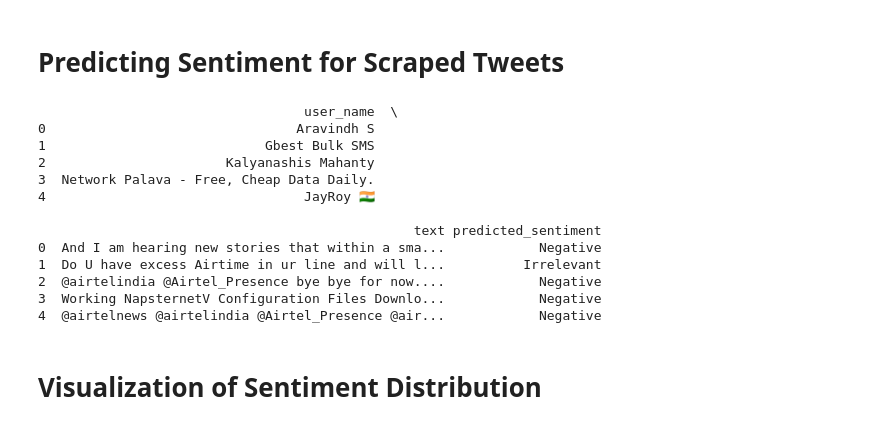
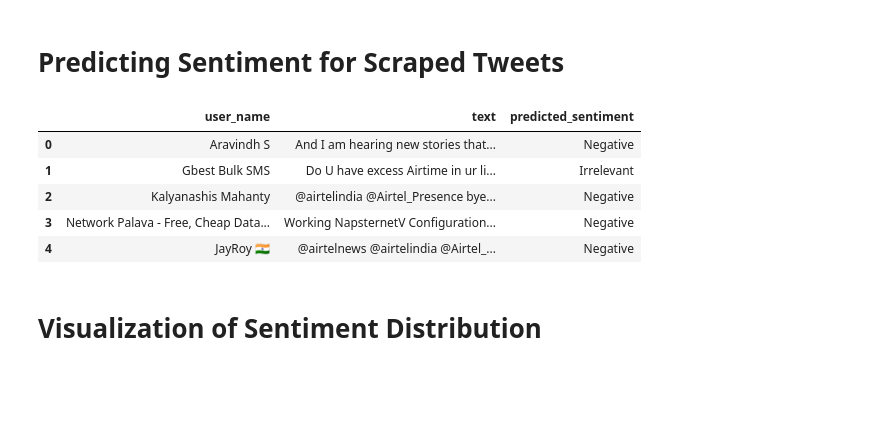
Before and after one commit to Khurramansar/Customer-Sentiment-Optimization, a Jupyter notebook: CRM.ipynb, the cells around one changed output. Cells and saved outputs as stored; diff of their text form; code cells hidden in the pictures; blank space fills up the shorter version.

```diff
--- a/CRM.ipynb
+++ b/CRM.ipynb
@@ -9,6 +9,7 @@ import numpy as np
 import re
 import nltk
 from nltk.corpus import stopwords
+from nltk.tokenize import word_tokenize
 from sklearn.model_selection import train_test_split
 
 # For NLP
@@ -23,5 +24,8 @@ import seaborn as sns
 # Download necessary NLTK data
 nltk.download('stopwords')
 nltk.download('punkt')
+
+import nltk
+nltk.data.path.append('C:/Users/Global/nltk_data')
 # %% [output]
 [nltk_data] Downloading package stopwords to
@@ -126,13 +137,20 @@ print(tweets_df[['cleaned_text']].head())
+# %%
+train_df['cleaned_text'] = train_df['cleaned_text'].fillna('')
+val_df['cleaned_text'] = val_df['cleaned_text'].fillna('')
+tweets_df['cleaned_text'] = tweets_df['cleaned_text'].fillna('')
 # %% [markdown]
 **Tokenization and Stopword Removal**
 # %%
+# Set up stopwords
 stop_words = set(stopwords.words('english'))
 
+# Function to remove stopwords
 def remove_stopwords(text):
     tokens = nltk.word_tokenize(text)
-    tokens = [word for word in tokens if word not in stop_words]
+    tokens = [word for word in tokens if word.lower() not in stop_words]
     return ' '.join(tokens)
 
+# Apply the function
 train_df['cleaned_text'] = train_df['cleaned_text'].apply(remove_stopwords)
 val_df['cleaned_text'] = val_df['cleaned_text'].apply(remove_stopwords)
 tweets_df['cleaned_text'] = tweets_df['cleaned_text'].apply(remove_stopwords)
@@ -205,23 +223,16 @@ Please also refer to the documentation for alternative solver options:
 # %%
 # Predict sentiment for the scraped Twitter dataset
 tweets_df['predicted_sentiment'] = model.predict(X_tweets)
 
 # Display predicted sentiments
-print(tweets_df[['user_name', 'text', 'predicted_sentiment']].head())
+tweets_df[['user_name', 'text', 'predicted_sentiment']].head()
 # %% [output]
-                                  user_name  \
-0                                Aravindh S
-1                            Gbest Bulk SMS
-2                       Kalyanashis Mahanty
-3  Network Palava - Free, Cheap Data Daily.
-4                                 JayRoy 🇮🇳
-
-                                                text predicted_sentiment
-0  And I am hearing new stories that within a sma...            Negative
-1  Do U have excess Airtime in ur line and will l...          Irrelevant
-2  @airtelindia @Airtel_Presence bye bye for now....            Negative
-3  Working NapsternetV Configuration Files Downlo...            Negative
-4  @airtelnews @airtelindia @Airtel_Presence @air...            Negative
+|  | user_name | text | predicted_sentiment |
+| 0 | Aravindh S | And I am hearing new stories that... | Negative |
+| 1 | Gbest Bulk SMS | Do U have excess Airtime in ur li... | Irrelevant |
+| 2 | Kalyanashis Mahanty | @airtelindia @Airtel_Presence bye... | Negative |
+| 3 | Network Palava - Free, Cheap Data... | Working NapsternetV Configuration... | Negative |
+| 4 | JayRoy 🇮🇳 | @airtelnews @airtelindia @Airtel_... | Negative |
 # %% [markdown]
 # Visualization of Sentiment Distribution
 # %%
```
Also changed, not shown: parts of 8 cells of this notebook.
